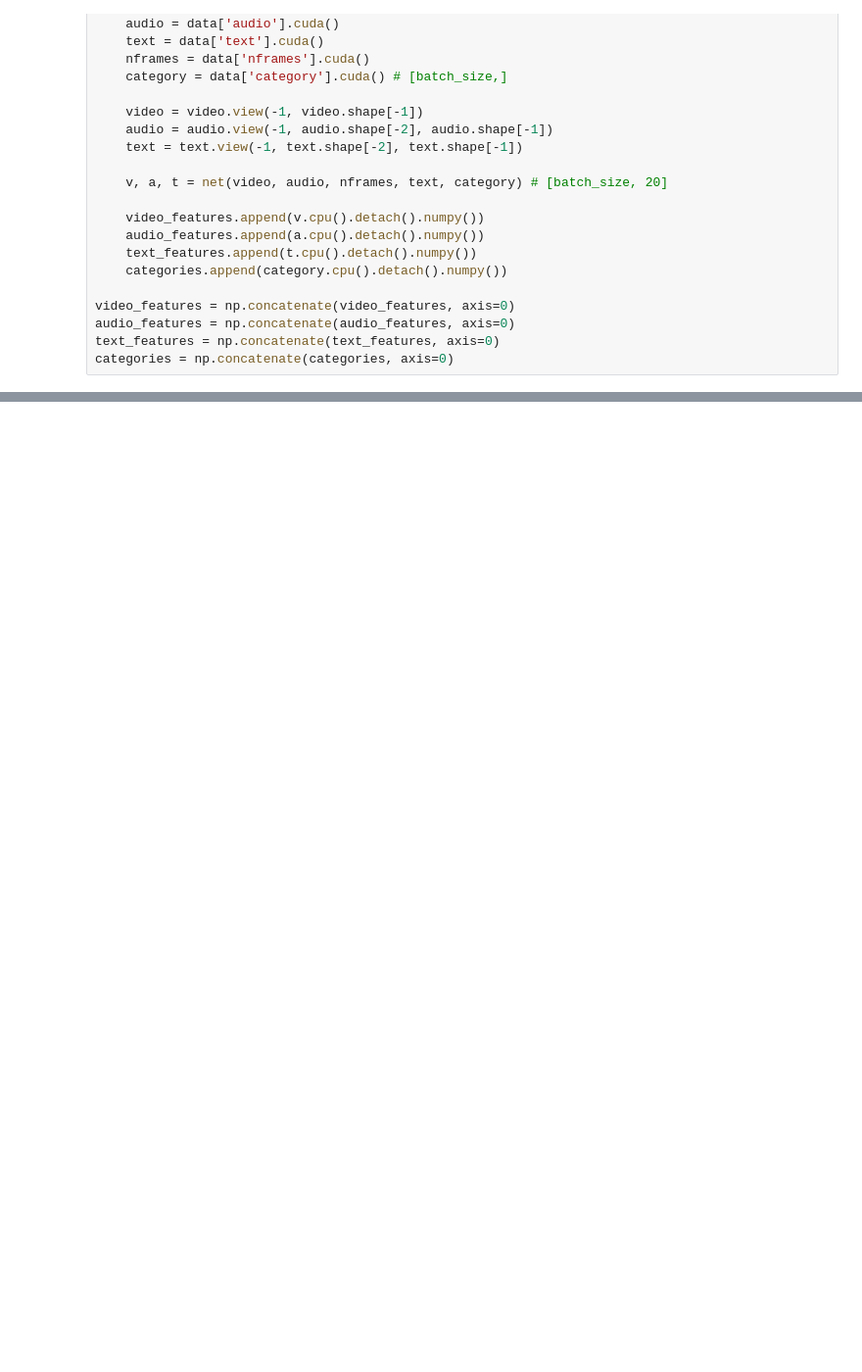
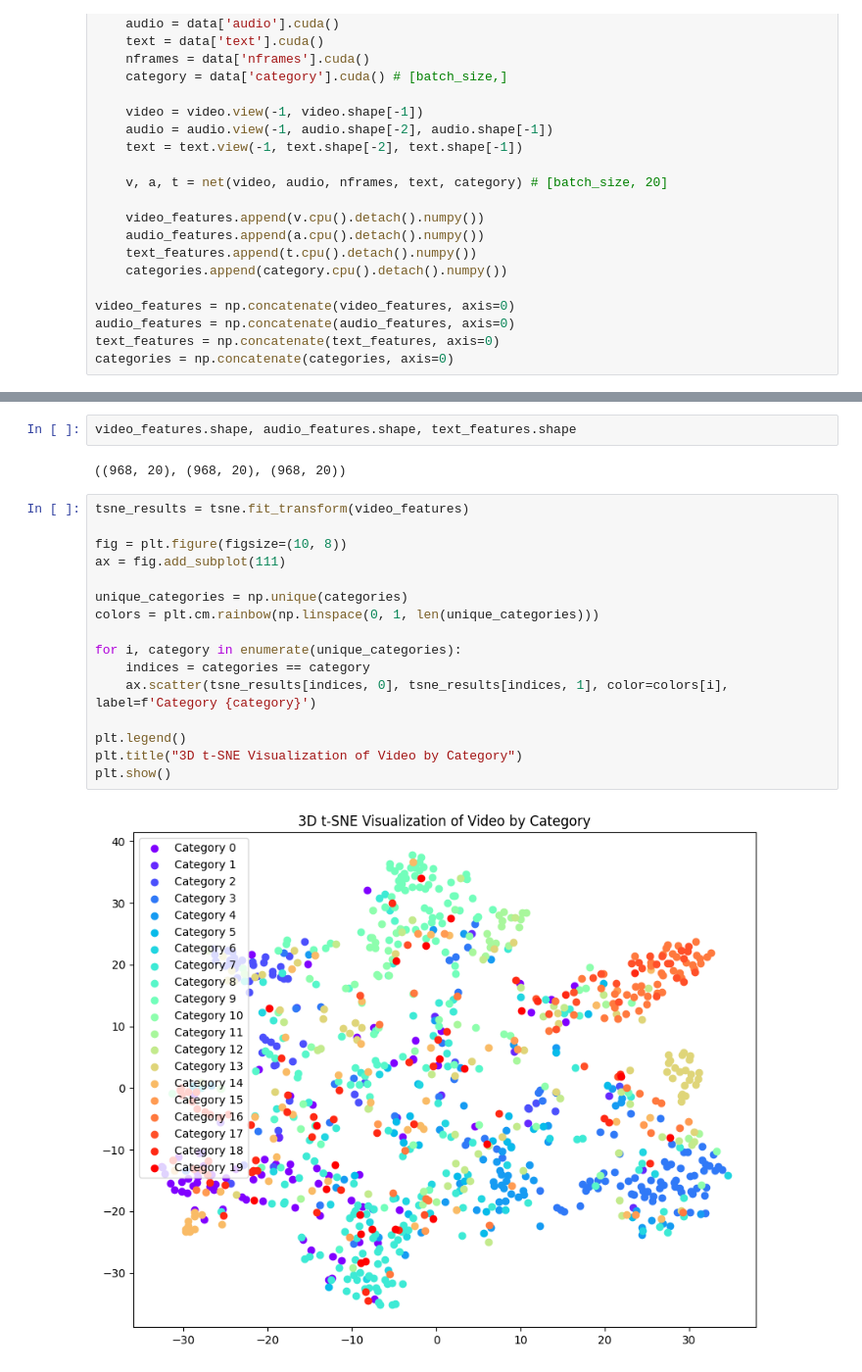
Before and after one commit to deepdaiv-multimodal/24w-Tri-Modalities, a Jupyter notebook: test_tsne.ipynb, the cells around one changed output, grey strips where cells are left out. Shown at 98% size. Saved outputs shown, nothing was run; the diff lists cells and outputs as text; blank space fills up the shorter version.

```diff
--- a/test_tsne.ipynb
+++ b/test_tsne.ipynb
@@ -84,0 +87,22 @@ plt.show()
+# %%
+video_features.shape, audio_features.shape, text_features.shape
+# %% [output]
+((968, 20), (968, 20), (968, 20))
+# %%
+tsne_results = tsne.fit_transform(video_features)
+
+fig = plt.figure(figsize=(10, 8))
+ax = fig.add_subplot(111)
+
+unique_categories = np.unique(categories)
+colors = plt.cm.rainbow(np.linspace(0, 1, len(unique_categories)))
+
+for i, category in enumerate(unique_categories):
+    indices = categories == category
+    ax.scatter(tsne_results[indices, 0], tsne_results[indices, 1], color=colors[i], label=f'Category {category}')
+
+plt.legend()
+plt.title("3D t-SNE Visualization of Video by Category")
+plt.show()
+# %% [output]
+[figure, added]
```
Also changed, not shown: parts of 5 cells of this notebook, 9 other files.
